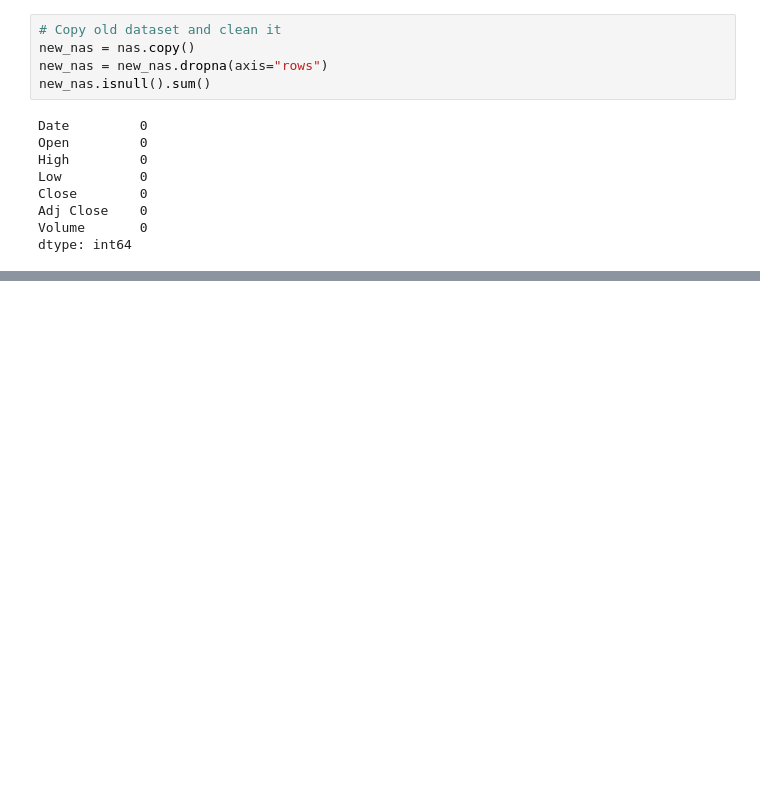
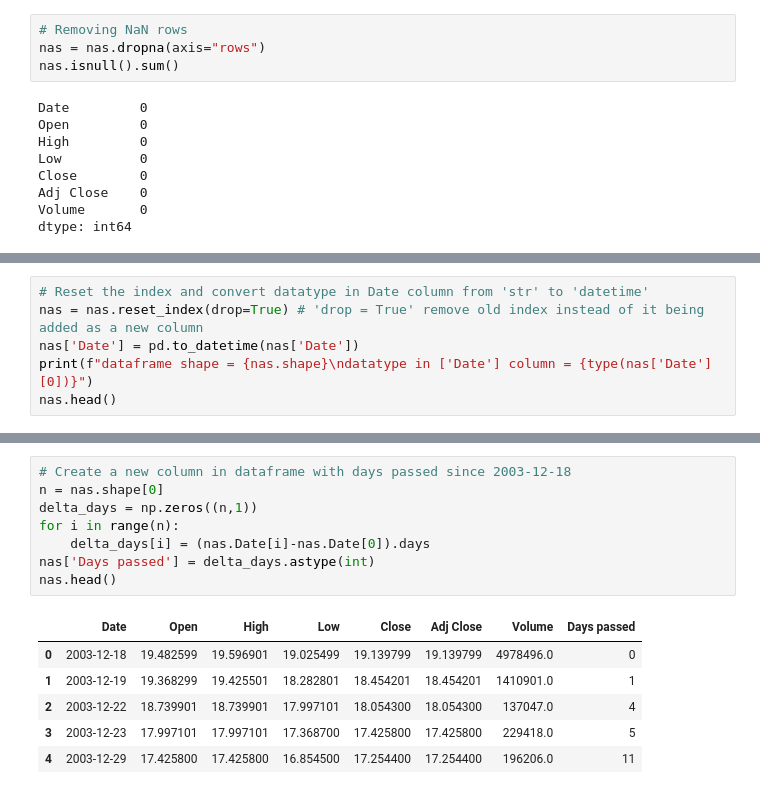
Before and after one commit to D49ll/DAVE3625, a Jupyter notebook: Assignment_2/Assignment_2.ipynb, the cells around one changed output, grey strips where cells are left out. Drawn from its saved outputs; the diff is of its cells as text; blank space fills up the shorter version.

```diff
--- a/Assignment_2/Assignment_2.ipynb
+++ b/Assignment_2/Assignment_2.ipynb
@@ -41,10 +43,9 @@ Adj Close    35
 Volume       35
 dtype: int64
 # %%
-# Copy old dataset and clean it
-new_nas = nas.copy()
-new_nas = new_nas.dropna(axis="rows")
-new_nas.isnull().sum()
+# Removing NaN rows
+nas = nas.dropna(axis="rows")
+nas.isnull().sum()
 # %% [output]
 Date         0
 Open         0
@@ -61,0 +71,6 @@ The old dataset had a total of 4253 rows while the cleaned dataset has a total o
+# %%
+# Reset the index and convert datatype in Date column from 'str' to 'datetime'
+nas = nas.reset_index(drop=True) # 'drop = True' remove old index instead of it being added as a new column
+nas['Date'] = pd.to_datetime(nas['Date'])
+print(f"dataframe shape = {nas.shape}\ndatatype in ['Date'] column = {type(nas['Date'][0])}")
+nas.head()
@@ -61,0 +86,15 @@ The old dataset had a total of 4253 rows while the cleaned dataset has a total o
+# %%
+# Create a new column in dataframe with days passed since 2003-12-18
+n = nas.shape[0]
+delta_days = np.zeros((n,1))
+for i in range(n):
+    delta_days[i] = (nas.Date[i]-nas.Date[0]).days
+nas['Days passed'] = delta_days.astype(int)
+nas.head()
+# %% [output]
+|  | Date | Open | High | Low | Close | Adj Close | Volume | Days passed |
+| 0 | 2003-12-18 | 19.482599 | 19.596901 | 19.025499 | 19.139799 | 19.139799 | 4978496.0 | 0 |
+| 1 | 2003-12-19 | 19.368299 | 19.425501 | 18.282801 | 18.454201 | 18.454201 | 1410901.0 | 1 |
+| 2 | 2003-12-22 | 18.739901 | 18.739901 | 17.997101 | 18.054300 | 18.054300 | 137047.0 | 4 |
+| 3 | 2003-12-23 | 17.997101 | 17.997101 | 17.368700 | 17.425800 | 17.425800 | 229418.0 | 5 |
+| 4 | 2003-12-29 | 17.425800 | 17.425800 | 16.854500 | 17.254400 | 17.254400 | 196206.0 | 11 |
```
Also changed, not shown: parts of 24 cells of this notebook, 2 other files.
